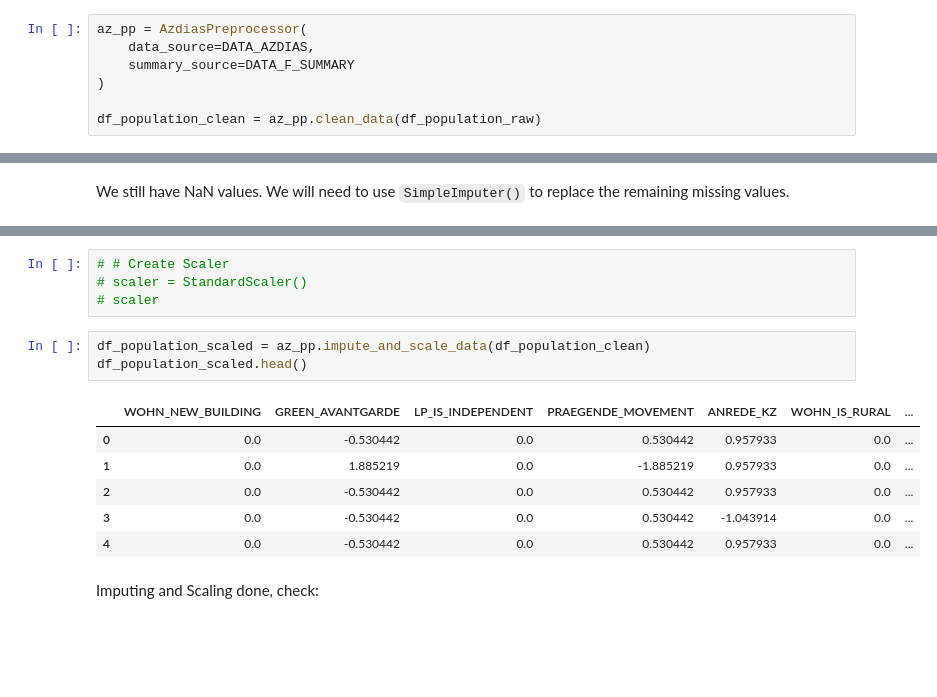
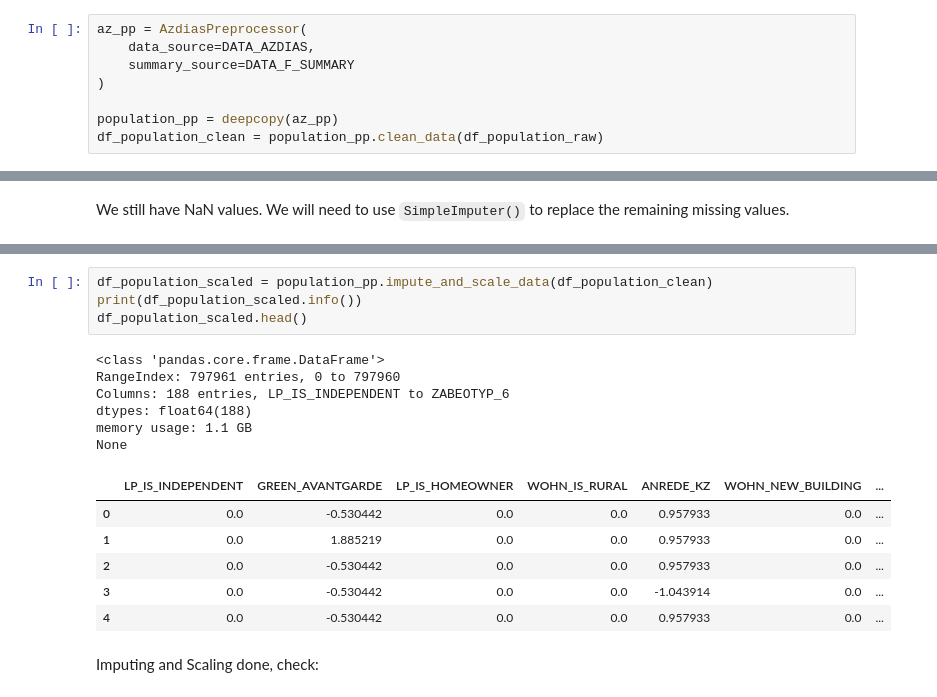
Before and after one commit to kinant/ud-ml-pytorch, a Jupyter notebook: Project 03/identify_customer_segments/Identify_Customer_Segments.ipynb, the cells around one changed output, grey strips where cells are left out. Cells and saved outputs as stored; diff of their text form; blank space fills up the shorter version.

Commit message:
PR03 - Up to Step 3 Again
Need to fix bugs, add more functions for scaler and imputer in the preprocessing class.

```diff
--- a/Project 03/identify_customer_segments/Identify_Customer_Segments.ipynb
+++ b/Project 03/identify_customer_segments/Identify_Customer_Segments.ipynb
@@ -2265,7 +1678,8 @@ az_pp = AzdiasPreprocessor(
     summary_source=DATA_F_SUMMARY
 )
 
-df_population_clean = az_pp.clean_data(df_population_raw)
+population_pp = deepcopy(az_pp)
+df_population_clean = population_pp.clean_data(df_population_raw)
 # %% [output]
 Loading data from...Udacity_AZDIAS_Subset.csv
 No pipeline parameter passed in. Building default pipeline...
@@ -2340,17 +1740,20 @@ Based on the feature types identified, here are the recommended imputation and s
-# %%
-# # Create Scaler
-# scaler = StandardScaler()
-# scaler
 # %%
-df_population_scaled = az_pp.impute_and_scale_data(df_population_clean)
+df_population_scaled = population_pp.impute_and_scale_data(df_population_clean)
+print(df_population_scaled.info())
 df_population_scaled.head()
 # %% [output]
+<class 'pandas.core.frame.DataFrame'>
+RangeIndex: 797961 entries, 0 to 797960
+Columns: 188 entries, LP_IS_INDEPENDENT to ZABEOTYP_6
+dtypes: float64(188)
+memory usage: 1.1 GB
+None
-|  | WOHN_NEW_BUILDING | GREEN_AVANTGARDE | LP_IS_INDEPENDENT | PRAEGENDE_MOVEMENT | ANREDE_KZ | WOHN_IS_RURAL | ... |
-| 0 | 0.0 | -0.530442 | 0.0 | 0.530442 | 0.957933 | 0.0 | ... |
-| 1 | 0.0 | 1.885219 | 0.0 | -1.885219 | 0.957933 | 0.0 | ... |
-| 2 | 0.0 | -0.530442 | 0.0 | 0.530442 | 0.957933 | 0.0 | ... |
-| 3 | 0.0 | -0.530442 | 0.0 | 0.530442 | -1.043914 | 0.0 | ... |
-| 4 | 0.0 | -0.530442 | 0.0 | 0.530442 | 0.957933 | 0.0 | ... |
+|  | LP_IS_INDEPENDENT | GREEN_AVANTGARDE | LP_IS_HOMEOWNER | WOHN_IS_RURAL | ANREDE_KZ | WOHN_NEW_BUILDING | ... |
+| 0 | 0.0 | -0.530442 | 0.0 | 0.0 | 0.957933 | 0.0 | ... |
+| 1 | 0.0 | 1.885219 | 0.0 | 0.0 | 0.957933 | 0.0 | ... |
+| 2 | 0.0 | -0.530442 | 0.0 | 0.0 | 0.957933 | 0.0 | ... |
+| 3 | 0.0 | -0.530442 | 0.0 | 0.0 | -1.043914 | 0.0 | ... |
+| 4 | 0.0 | -0.530442 | 0.0 | 0.0 | 0.957933 | 0.0 | ... |
 # %% [markdown]
 Imputing and Scaling done, check:
 # %%
```
Also changed, not shown: parts of 119 cells of this notebook, 1 other file.
